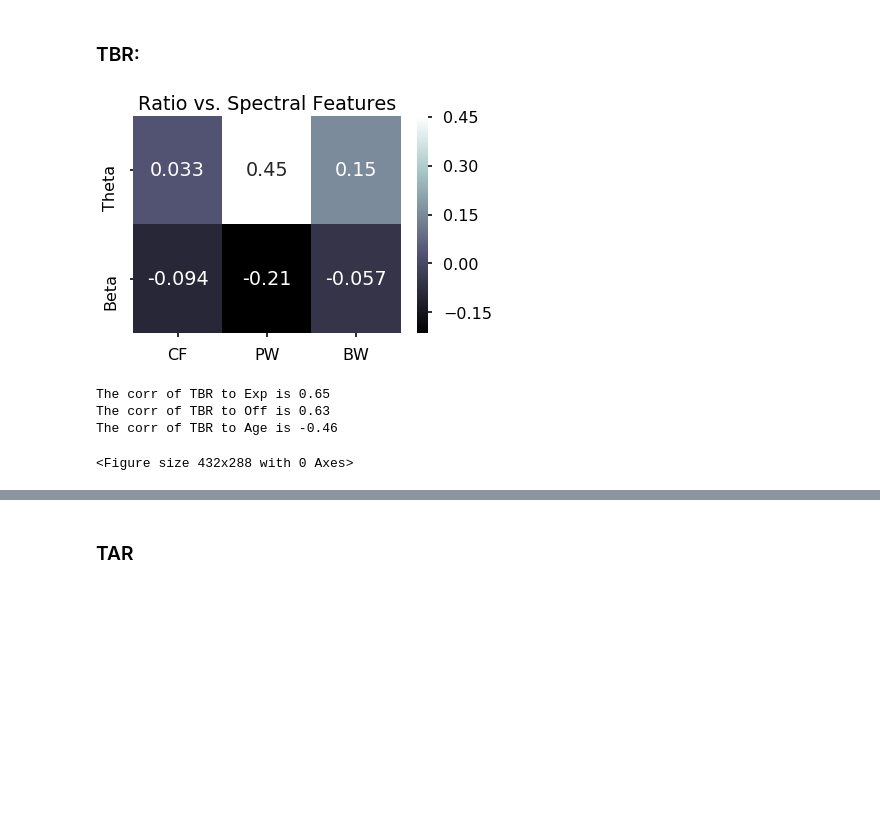
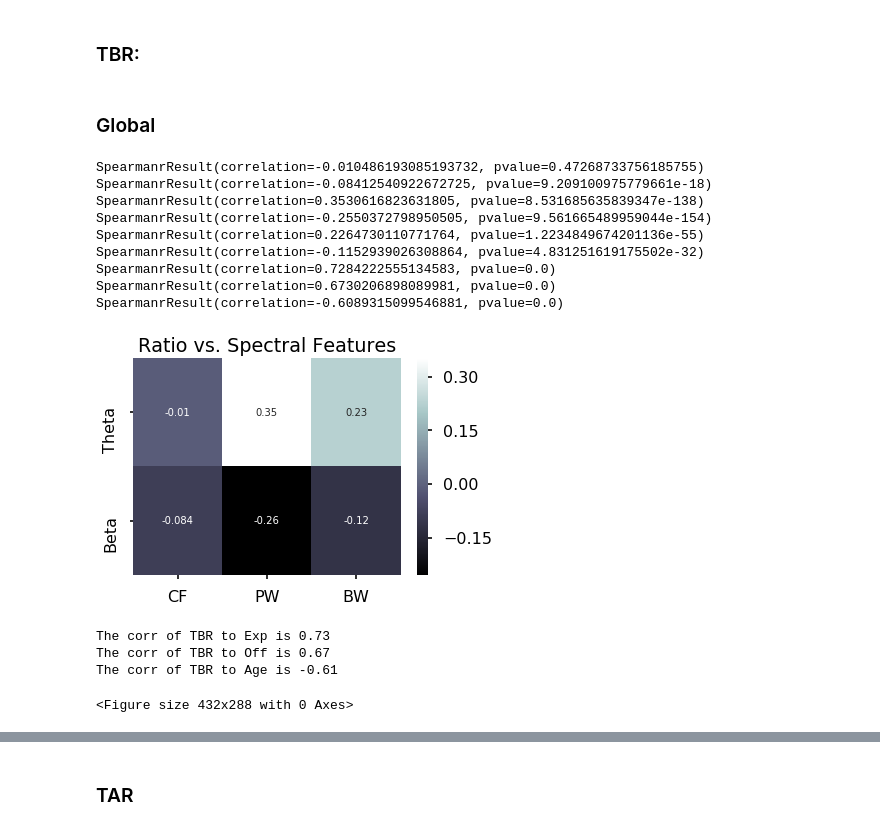
Before and after one commit to voytekresearch/BandRatios, a Jupyter notebook: notebooks/4-EEG-Dataset-Analysis.ipynb, the cells around one changed output, grey strips where cells are left out. Cells and saved outputs as stored; diff of their text form; code cells hidden in the pictures; blank space fills up the shorter version.

```diff
--- a/notebooks/4-EEG-Dataset-Analysis.ipynb
+++ b/notebooks/4-EEG-Dataset-Analysis.ipynb
@@ -54,0 +63,26 @@ ch_inds_frontal = mne.pick_channels(montage.ch_names, ch_cluster_frontal)
+# %%
+# Create the info structure needed by MNE
+from matplotlib.pyplot import figure
+#import marplotlib as mpl
+rcParams['figure.figsize'] = 6, 4
+figure(num=None, figsize=(10, 8))
+plt.tight_layout()
+info = mne.create_info(ch_labels, 500, 'eeg', montage)
+
+# Create the MNE Raw data object
+raw = mne.io.RawArray(np.zeros([111, 1]), info, verbose=False)
+
+fig,ax = plt.subplots()
+
+
+#ax.set_title("Frontal Region")
+# ax.set_label(["E15, E18, E16, E10, E11"])
+# mne.viz.plot_topomap(fron, raw.info, cmap=cm.viridis, contours=0, axes=ax)
+
+# ax.set_title("Central Region")
+# mne.viz.plot_topomap(cen, raw.info, cmap=cm.viridis, contours=0, axes=ax)
+
+# ax.set_title("Parietal Region")
+mne.viz.plot_topomap(par, raw.info, cmap=cm.viridis, contours=0, axes=ax)
+
+fig.savefig('../figures/parietal_topo.png', dpi=700);
@@ -66,13 +156,24 @@ df = pd.read_csv("../dat/child_mind_data")
 # All Channels
 # %% [markdown]
 ### TBR:
+# %% [markdown]
+### Global
 # %%
-tbr_per, tbr_ap = param_ratio_corr(df, "TBR", all_chans)
+tbr_per, tbr_ap = param_ratio_corr(df, "TBR", all_chans, func=nan_corr_spearman)
 plot_param_ratio_corr(tbr_per, y_labels=["Theta","Beta"],save_fig=True, file_name="TBR_corrs")
 print_aperiodic_correlation("TBR", tbr_ap)
 # %% [output]
+SpearmanrResult(correlation=-0.010486193085193732, pvalue=0.47268733756185755)
+SpearmanrResult(correlation=-0.08412540922672725, pvalue=9.209100975779661e-18)
+SpearmanrResult(correlation=0.3530616823631805, pvalue=8.531685635839347e-138)
+SpearmanrResult(correlation=-0.2550372798950505, pvalue=9.561665489959044e-154)
+SpearmanrResult(correlation=0.2264730110771764, pvalue=1.2234849674201136e-55)
+SpearmanrResult(correlation=-0.1152939026308864, pvalue=4.831251619175502e-32)
+SpearmanrResult(correlation=0.7284222555134583, pvalue=0.0)
+SpearmanrResult(correlation=0.6730206898089981, pvalue=0.0)
+SpearmanrResult(correlation=-0.6089315099546881, pvalue=0.0)
-[figure, old version]
+[figure, new version]
-The corr of TBR to Exp is 0.65
-The corr of TBR to Off is 0.63
-The corr of TBR to Age is -0.46
-<Figure size 432x288 with 0 Axes>
+The corr of TBR to Exp is 0.73
+The corr of TBR to Off is 0.67
+The corr of TBR to Age is -0.61
+<Figure size 432x288 with 0 Axes>
```
Also changed, not shown: parts of 35 cells of this notebook, 25 other files.
